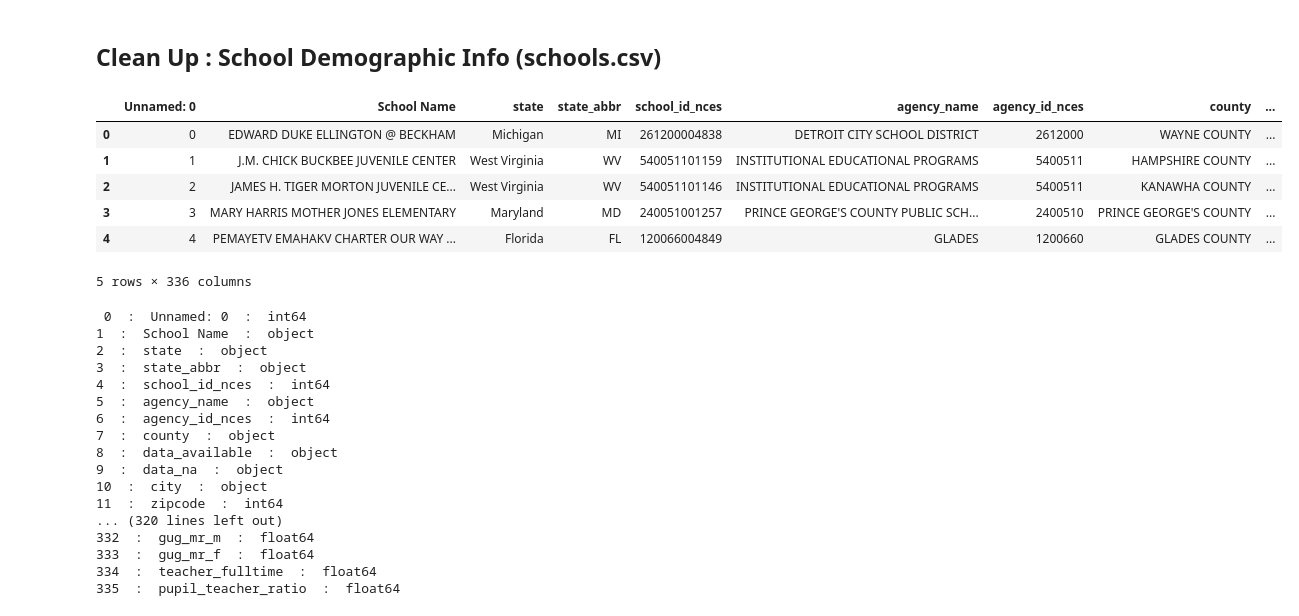
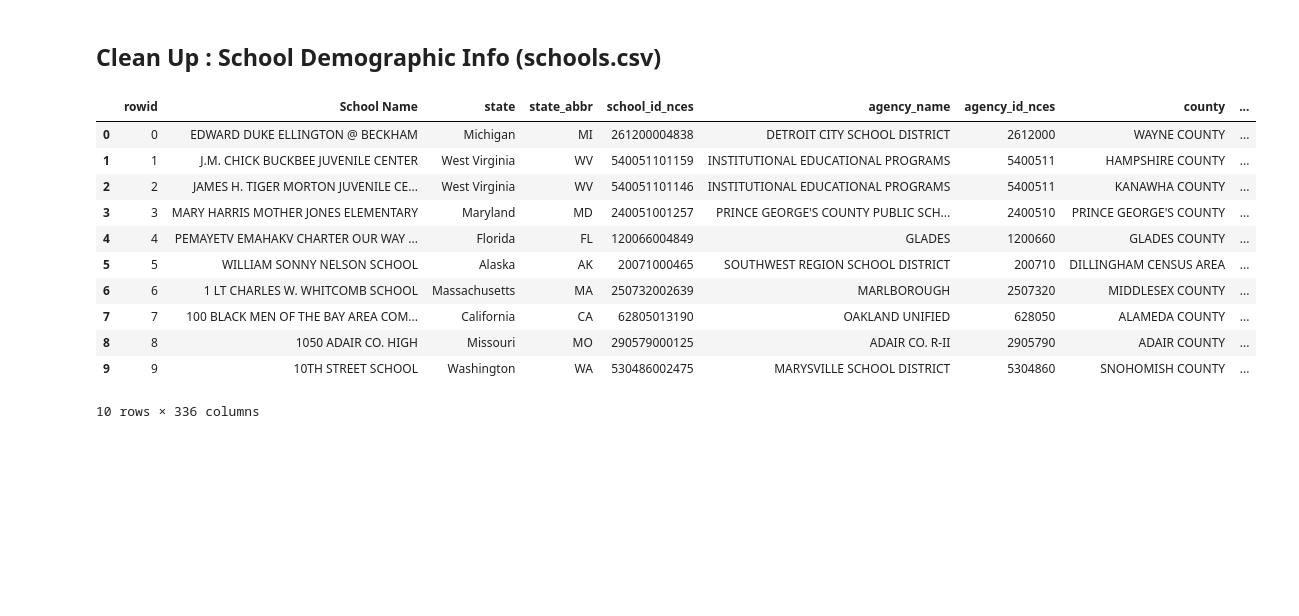
Before and after one commit to ashwindeo/dataschoolers, a Jupyter notebook: EDA_school.ipynb, the cells around one changed output. Saved outputs shown, nothing was run; the diff lists cells and outputs as text; code cells hidden in the pictures; blank space fills up the shorter version.

```diff
--- a/EDA_school.ipynb
+++ b/EDA_school.ipynb
@@ -16,34 +16,19 @@ sns.set_style("whitegrid")
 sns.set_context("poster")
 # %%
 # Load schools_v2.csv (clean school data)
-sdf = pd.read_csv("tempdata/schools_v2.csv")
-sdf.head()
+school_df = pd.read_csv("tempdata/schools_v2.csv")
+school_df.rename(columns={"Unnamed: 0" : "rowid"    }, inplace=True)
+school_df.head(10)
 # %% [output]
-|  | Unnamed: 0 | ﻿School Name | state | state_abbr | school_id_nces | agency_name | agency_id_nces | county | ... |
+|  | rowid | ﻿School Name | state | state_abbr | school_id_nces | agency_name | agency_id_nces | county | ... |
 | 0 | 0 | EDWARD DUKE ELLINGTON @ BECKHAM | Michigan | MI | 261200004838 | DETROIT CITY SCHOOL DISTRICT | 2612000 | WAYNE COUNTY | ... |
 | 1 | 1 | J.M. CHICK BUCKBEE JUVENILE CENTER | West Virginia | WV | 540051101159 | INSTITUTIONAL EDUCATIONAL PROGRAMS | 5400511 | HAMPSHIRE COUNTY | ... |
 | 2 | 2 | JAMES H. TIGER MORTON JUVENILE CE... | West Virginia | WV | 540051101146 | INSTITUTIONAL EDUCATIONAL PROGRAMS | 5400511 | KANAWHA COUNTY | ... |
 | 3 | 3 | MARY HARRIS MOTHER JONES ELEMENTARY | Maryland | MD | 240051001257 | PRINCE GEORGE'S COUNTY PUBLIC SCH... | 2400510 | PRINCE GEORGE'S COUNTY | ... |
 | 4 | 4 | PEMAYETV EMAHAKV CHARTER OUR WAY ... | Florida | FL | 120066004849 | GLADES | 1200660 | GLADES COUNTY | ... |
+| 5 | 5 | WILLIAM SONNY NELSON SCHOOL | Alaska | AK | 20071000465 | SOUTHWEST REGION SCHOOL DISTRICT | 200710 | DILLINGHAM CENSUS AREA | ... |
+| 6 | 6 | 1 LT CHARLES W. WHITCOMB SCHOOL | Massachusetts | MA | 250732002639 | MARLBOROUGH | 2507320 | MIDDLESEX COUNTY | ... |
+| 7 | 7 | 100 BLACK MEN OF THE BAY AREA COM... | California | CA | 62805013190 | OAKLAND UNIFIED | 628050 | ALAMEDA COUNTY | ... |
+| 8 | 8 | 1050 ADAIR CO. HIGH | Missouri | MO | 290579000125 | ADAIR CO. R-II | 2905790 | ADAIR COUNTY | ... |
+| 9 | 9 | 10TH STREET SCHOOL | Washington | WA | 530486002475 | MARYSVILLE SCHOOL DISTRICT | 5304860 | SNOHOMISH COUNTY | ... |
-5 rows × 336 columns
+10 rows × 336 columns
-# %%
-for i, col in enumerate(sdf.columns):
-    print i," : ", col, " : ", sdf[col].dtype
-# %% [output]
- 0  :  Unnamed: 0  :  int64
-1  :  ﻿School Name  :  object
-2  :  state  :  object
-3  :  state_abbr  :  object
-4  :  school_id_nces  :  int64
-5  :  agency_name  :  object
-6  :  agency_id_nces  :  int64
-7  :  county  :  object
-8  :  data_available  :  object
-9  :  data_na  :  object
-10  :  city  :  object
-11  :  zipcode  :  int64
-... (320 lines left out)
-332  :  gug_mr_m  :  float64
-333  :  gug_mr_f  :  float64
-334  :  teacher_fulltime  :  float64
-335  :  pupil_teacher_ratio  :  float64
```
Also changed, not shown: parts of 5 cells of this notebook.
